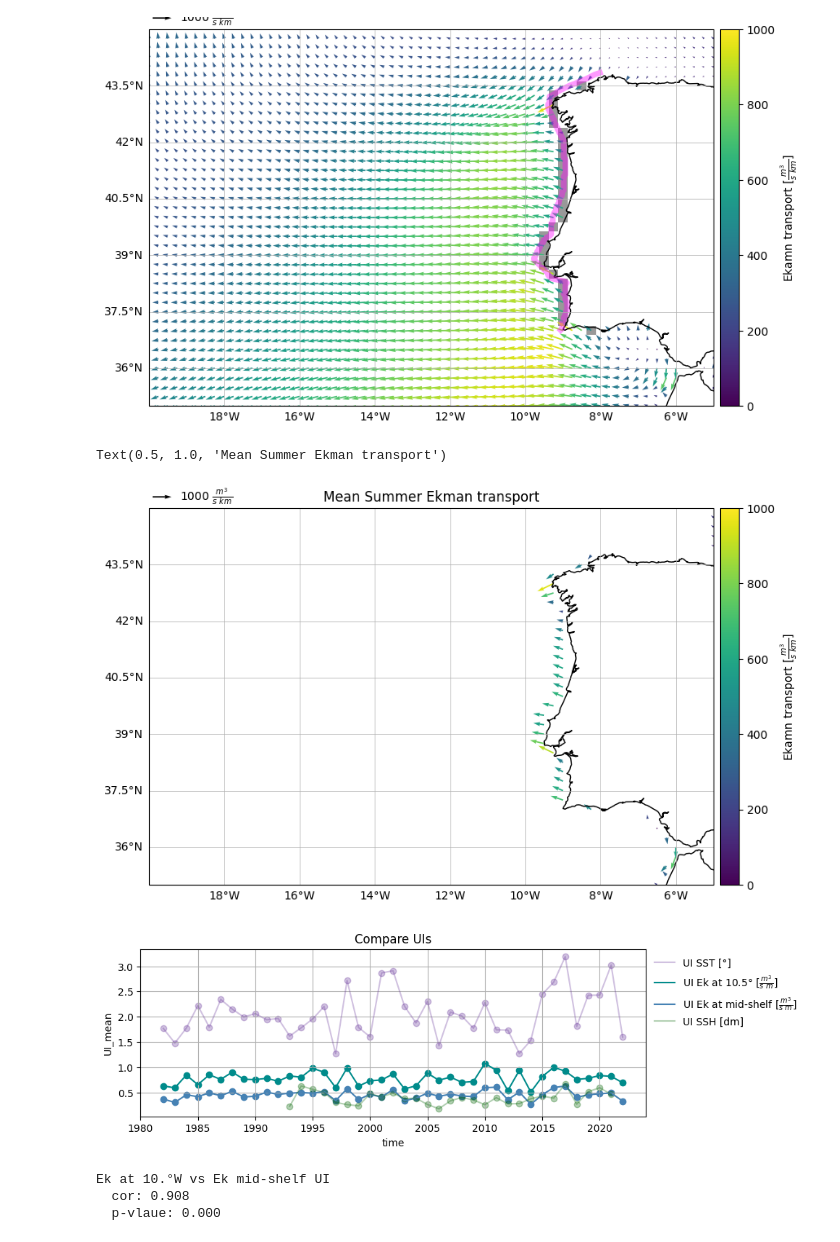
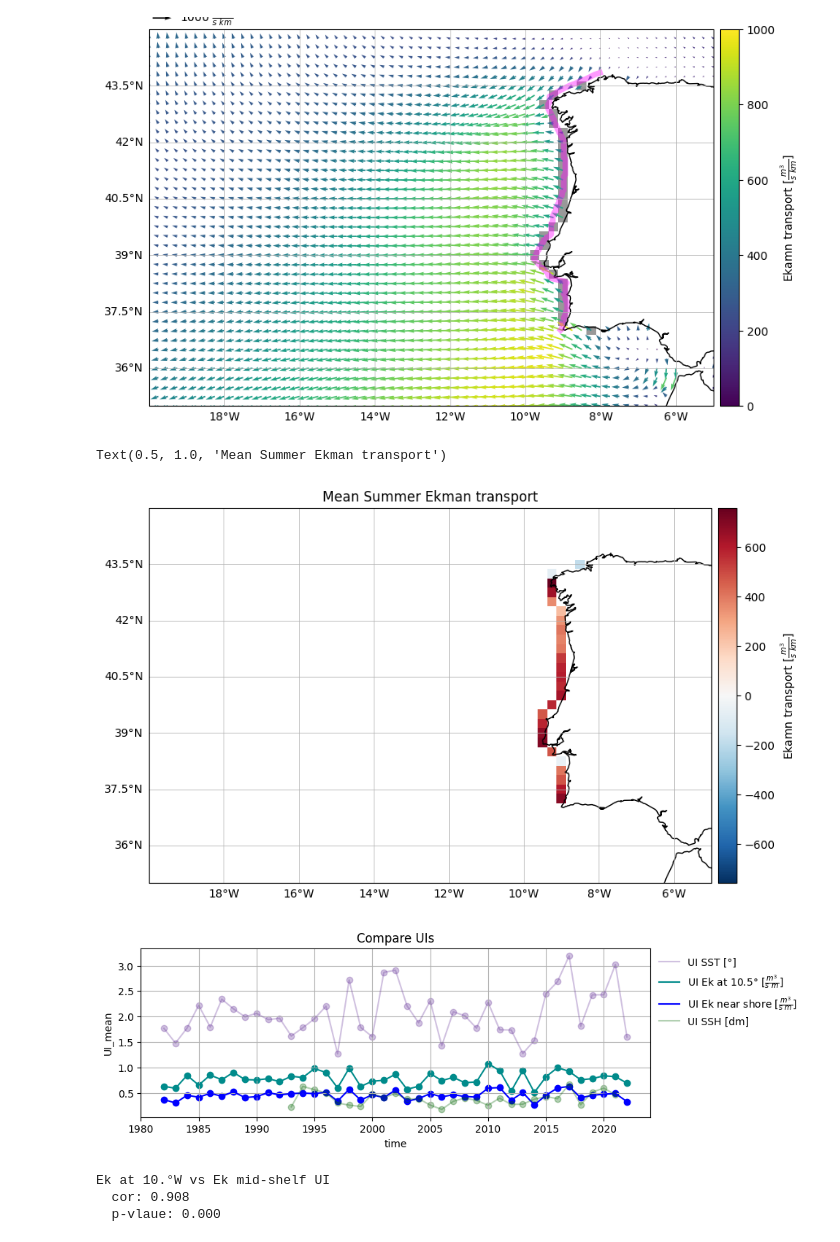
Before and after one commit to Marie-Louise-Korte/Iberian_Coast_Upwelling, a Jupyter notebook: Explore_UI_Ek_alternative.ipynb, the cells around one changed output. Saved outputs shown, nothing was run; the diff lists cells and outputs as text; code cells hidden in the pictures.

```diff
--- a/Explore_UI_Ek_alternative.ipynb
+++ b/Explore_UI_Ek_alternative.ipynb
@@ -361,27 +362,29 @@ plt.plot(mid_shelf_lon, mid_shelf_lat, color = 'magenta', lw = 5, alpha = 0.4);
 # %%
 DS = Ek_summer.where(Ek_summer.nsm).mean(dim = 'time')
 
 # plot
 plt.figure(figsize=(10, 6))
 ax = plt.axes(projection=ccrs.PlateCarree())
 ax.set_extent([-20, -5, 45, 35])
 ax.coastlines()
 gls = ax.gridlines(draw_labels=True, linewidth = 0.5)
 gls.top_labels = False
 gls.right_labels = False
 
 
-col = np.hypot(DS.ek_trans_u * 1000 , DS.ek_trans_v * 1000)
-im = ax.quiver(DS.lon, DS.lat, DS.ek_trans_u * 1000, DS.ek_trans_v * 1000,
-                         col, angles='xy', scale_units='xy', scale = 2*1000, clim = [0,1*1000])
-qk = ax.quiverkey(im, 0.04, 1.03, 1*1000, r'1000 $\frac{m^3}{s \ km}$', labelpos='E')
+#col = np.hypot(DS.ek_trans_u * 1000 , DS.ek_trans_v * 1000)
+#im = ax.quiver(DS.lon, DS.lat, DS.ek_trans_u * 1000, DS.ek_trans_v * 1000,
+#                         col, angles='xy', scale_units='xy', scale = 2*1000, clim = [0,1*1000])
+#qk = ax.quiverkey(im, 0.04, 1.03, 1*1000, r'1000 $\frac{m^3}{s \ km}$', labelpos='E')
+#plt.colorbar(im, label = r'Ekamn transport [$\frac{m^3}{s \ km}$]', pad = 0.01, fraction = 0.046);
+
+im = (DS.UI_ns * 1000).plot(add_colorbar = False)
 plt.colorbar(im, label = r'Ekamn transport [$\frac{m^3}{s \ km}$]', pad = 0.01, fraction = 0.046);
 
-#(DS.UI_ns * 1000).plot(ax = ax, cmap = 'viridis', vmin = -0, vmax = 1000) #why negative values??
 ax.set_title('Mean Summer Ekman transport')
 # %% [output]
 Text(0.5, 1.0, 'Mean Summer Ekman transport')
-[figure, old version]
+[figure, new version]
 # %%
 Ek_summer_mean = Ek_summer.resample(time = 'YE', label = 'left').mean(dim = 'time')
 SST_summer_mean = SST_summer.resample(time = 'YE', label = 'left').mean(dim = 'time')
@@ -396,8 +399,8 @@ SST_summer_mean.UI_mean.plot(color = 'rebeccapurple', alpha = 0.3, label = 'UI S
 Ek_summer_mean.UI_mean.plot.scatter(color = 'darkcyan', alpha = 1)
 Ek_summer_mean.UI_mean.plot(color = 'darkcyan', alpha = 1, label = r'UI Ek at 10.5° [$\frac{m^3}{s \ m}$]')
 
-Ek_ns_summer_mean.plot.scatter(color = 'steelblue', alpha = 1)
-Ek_ns_summer_mean.plot(color = 'steelblue', alpha = 1, label = r'UI Ek near shore [$\frac{m^3}{s \ m}$]')
+Ek_ns_summer_mean.plot.scatter(color = 'blue', alpha = 1)
+Ek_ns_summer_mean.plot(color = 'blue', alpha = 1, label = r'UI Ek near shore [$\frac{m^3}{s \ m}$]')
 
 (SSH_summer_mean.UI_mean * 10).plot.scatter(color = 'darkgreen', alpha = 0.3)
 (SSH_summer_mean.UI_mean * 10).plot(color = 'darkgreen', alpha = 0.3, label = 'UI SSH [dm]')
@@ -406,7 +409,7 @@ plt.grid()
 plt.legend(bbox_to_anchor = (1, 1), edgecolor = 'none')
 plt.title('Compare UIs');
 # %% [output]
-[figure, old version]
+[figure, new version]
 # %%
 result = pearsonr(Ek_summer_mean.UI_mean, Ek_ns_summer_mean)
 print(f"Ek at 10.°W vs Ek mid-shelf UI \n  cor: {result[0]:.3f} \n  p-vlaue: {result[1]:.3f}")
```
Also changed, not shown: parts of 3 cells of this notebook, 1 other file.
